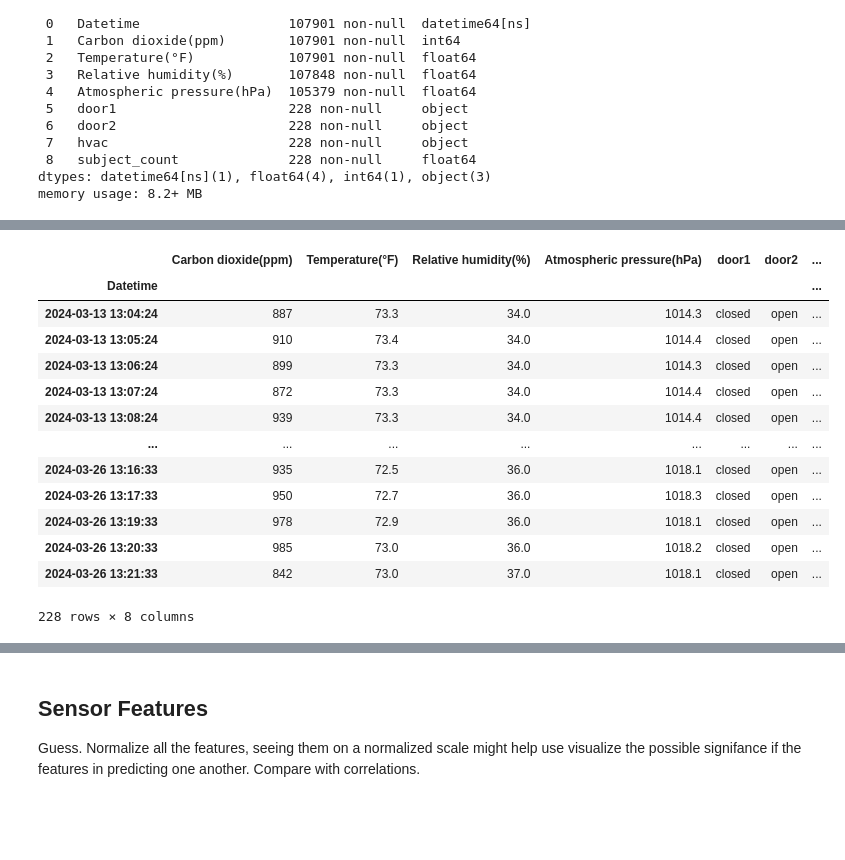
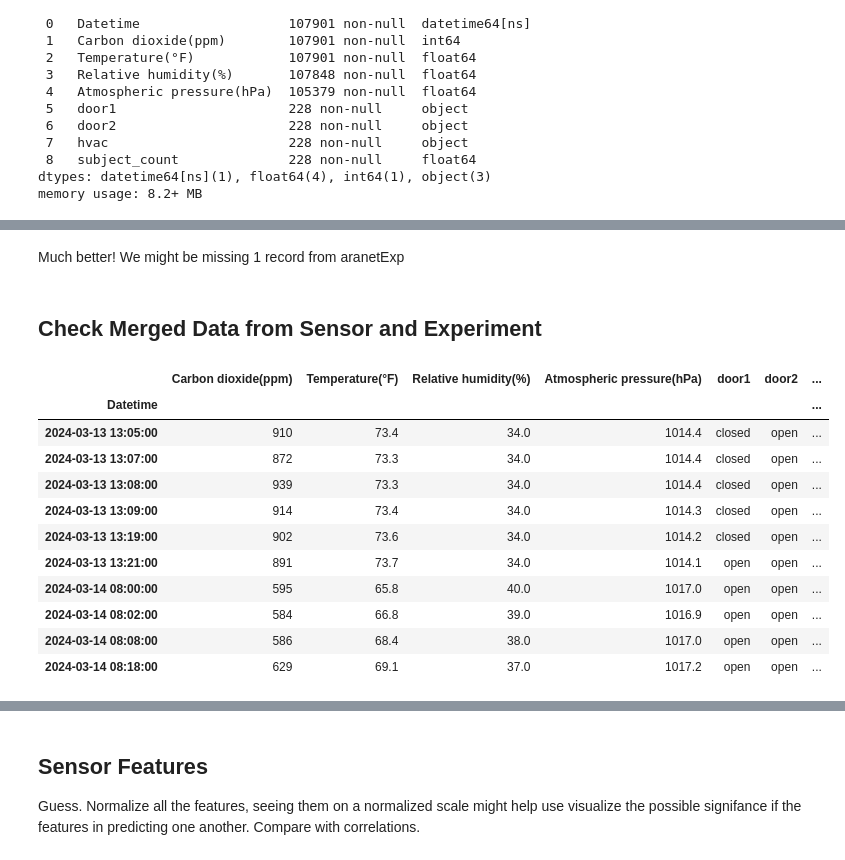
Before and after one commit to coreyddsc/aranet4-project, a Jupyter notebook: coreyd.dsc_temporary/aranet_ts_manipulations.ipynb, the cells around one changed output, grey strips where cells are left out. Drawn from its saved outputs; the diff is of its cells as text; code cells hidden in the pictures; blank space fills up the shorter version.

```diff
--- a/coreyd.dsc_temporary/aranet_ts_manipulations.ipynb
+++ b/coreyd.dsc_temporary/aranet_ts_manipulations.ipynb
@@ -167,0 +165,21 @@ merged.head()
+# %%
+# Create a copy of aranetExp
+aranetExp_copy = aranetExp.copy()
+
+# Round the 'Datetime' index to the nearest minute
+aranetExp_copy.index = aranetExp_copy.index.round('min')
+# Ensure each record has a unique datetime to the minute
+unique_minutes = set()
+for i in range(len(aranetExp_copy)):
+    current_time = aranetExp_copy.index[i]
+    original_time = current_time
+    while current_time in unique_minutes:
+        print(f"Changing {current_time} to ", end="")
+        current_time += pd.Timedelta(minutes=1)
+        print(f"{current_time}")
+    if current_time != original_time:
+        print(f"Original time {original_time} changed to {current_time}")
+    unique_minutes.add(current_time)
+    aranetExp_copy.index.values[i] = current_time
+
+aranetExp_copy.info()
@@ -167,0 +208,7 @@ merged.head()
+# %%
+# Create a copy of aranet4
+aranet4_copy = aranet4.copy()
+# Round the 'Datetime' index to the nearest minute
+aranet4_copy.index = aranet4_copy.index.round('min')
+
+aranet4_copy.info()
@@ -167,0 +229,6 @@ merged.head()
+# %%
+# Merge aranet4_copy with aranetExp_copy using an exact match on the 'Datetime' index
+merged = pd.merge(aranet4_copy, aranetExp_copy, left_on='Datetime', right_index=True, how='left')
+
+# Display the info of the merged DataFrame
+merged.info()
@@ -168,20 +251,22 @@ merged.head()
+# %% [markdown]
+Much better! We might be missing 1 record from aranetExp
+# %% [markdown]
+## Check Merged Data from Sensor and Experiment
 # %%
-merged[merged['hvac'].notna()][:]
+merged[merged['hvac'].notna()][:10]
 # %% [output]
 |  | Carbon dioxide(ppm) | Temperature(°F) | Relative humidity(%) | Atmospheric pressure(hPa) | door1 | door2 | ... |
 | Datetime |  |  |  |  |  |  | ... |
-| 2024-03-13 13:04:24 | 887 | 73.3 | 34.0 | 1014.3 | closed | open | ... |
-| 2024-03-13 13:05:24 | 910 | 73.4 | 34.0 | 1014.4 | closed | open | ... |
-| 2024-03-13 13:06:24 | 899 | 73.3 | 34.0 | 1014.3 | closed | open | ... |
-| 2024-03-13 13:07:24 | 872 | 73.3 | 34.0 | 1014.4 | closed | open | ... |
-| 2024-03-13 13:08:24 | 939 | 73.3 | 34.0 | 1014.4 | closed | open | ... |
-| ... | ... | ... | ... | ... | ... | ... | ... |
-| 2024-03-26 13:16:33 | 935 | 72.5 | 36.0 | 1018.1 | closed | open | ... |
-| 2024-03-26 13:17:33 | 950 | 72.7 | 36.0 | 1018.3 | closed | open | ... |
-| 2024-03-26 13:19:33 | 978 | 72.9 | 36.0 | 1018.1 | closed | open | ... |
-| 2024-03-26 13:20:33 | 985 | 73.0 | 36.0 | 1018.2 | closed | open | ... |
-| 2024-03-26 13:21:33 | 842 | 73.0 | 37.0 | 1018.1 | closed | open | ... |
+| 2024-03-13 13:05:00 | 910 | 73.4 | 34.0 | 1014.4 | closed | open | ... |
+| 2024-03-13 13:07:00 | 872 | 73.3 | 34.0 | 1014.4 | closed | open | ... |
+| 2024-03-13 13:08:00 | 939 | 73.3 | 34.0 | 1014.4 | closed | open | ... |
+| 2024-03-13 13:09:00 | 914 | 73.4 | 34.0 | 1014.3 | closed | open | ... |
+| 2024-03-13 13:19:00 | 902 | 73.6 | 34.0 | 1014.2 | closed | open | ... |
+| 2024-03-13 13:21:00 | 891 | 73.7 | 34.0 | 1014.1 | open | open | ... |
+| 2024-03-14 08:00:00 | 595 | 65.8 | 40.0 | 1017.0 | open | open | ... |
+| 2024-03-14 08:02:00 | 584 | 66.8 | 39.0 | 1016.9 | open | open | ... |
+| 2024-03-14 08:08:00 | 586 | 68.4 | 38.0 | 1017.0 | open | open | ... |
+| 2024-03-14 08:18:00 | 629 | 69.1 | 37.0 | 1017.2 | open | open | ... |
-228 rows × 8 columns
 # %%
 merged[(merged['door1'] == 'closed') & (merged['door2'] == 'closed')]
 # %% [output]
```
Also changed, not shown: parts of 13 cells of this notebook.
